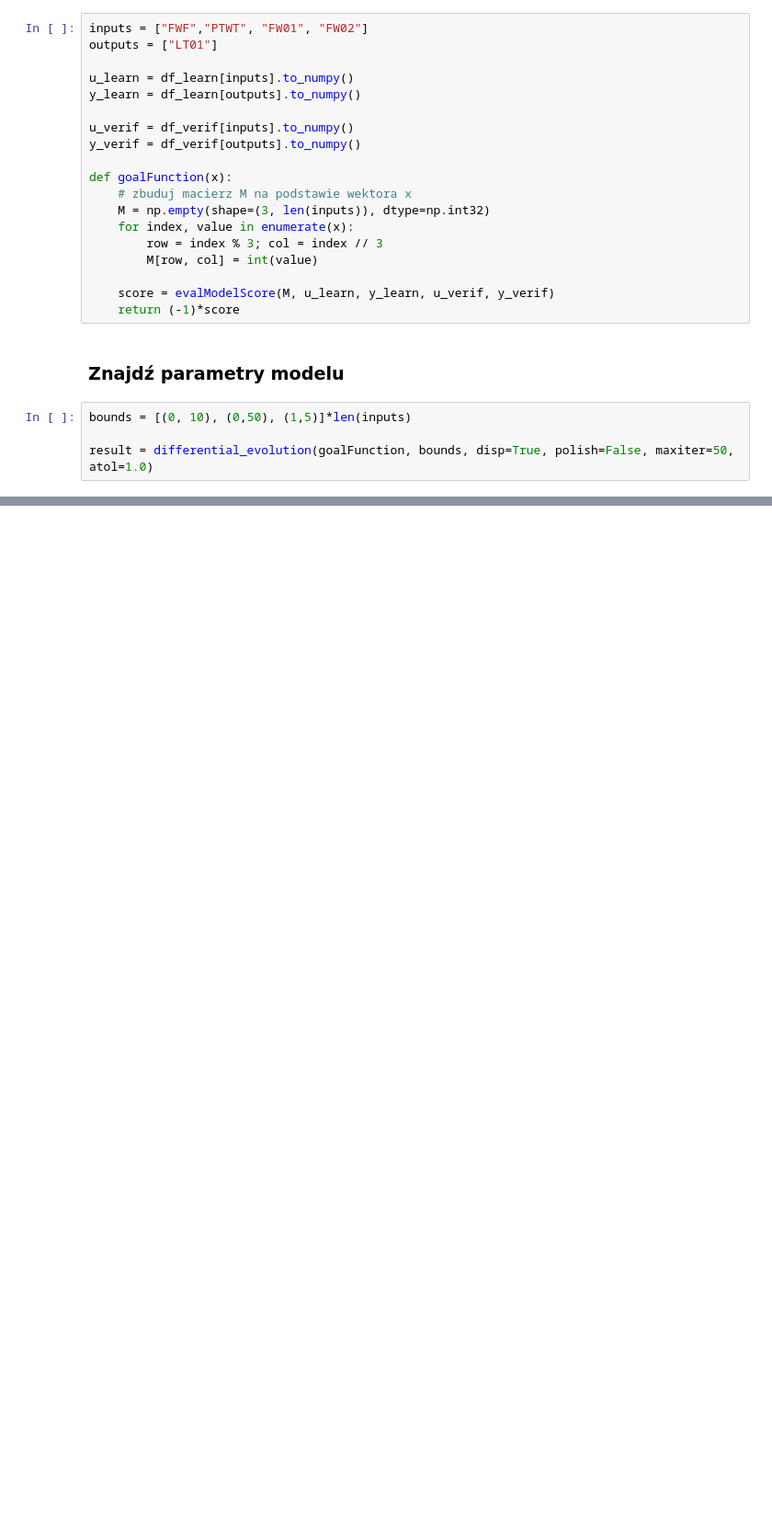
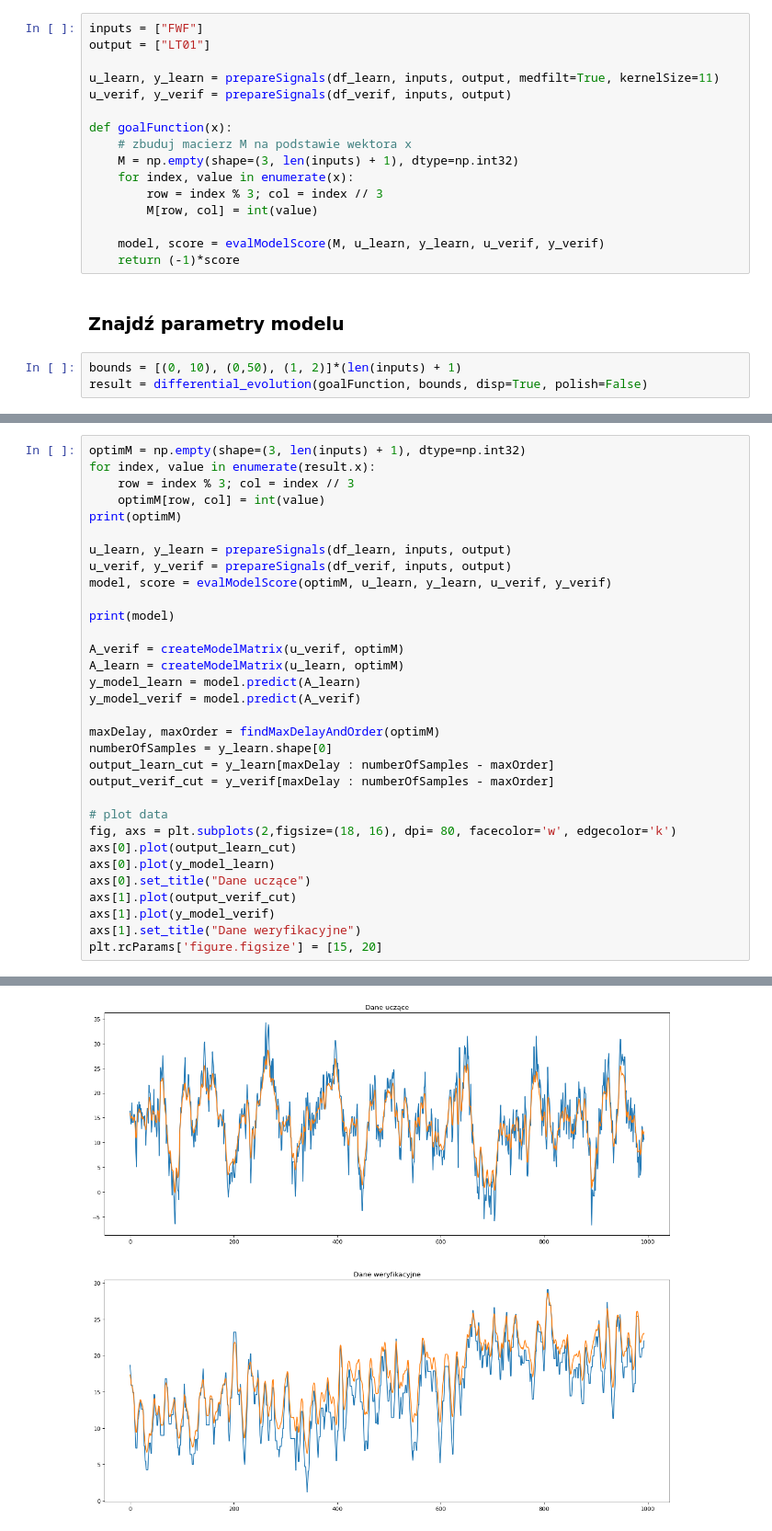
Before and after one commit to kubasikora/MI-Projekt, a Jupyter notebook: StructureOptimizer.ipynb, the cells around one changed output, grey strips where cells are left out. Shown: that part at 92% size. Saved outputs shown, nothing was run; the diff lists cells and outputs as text; blank space fills up the shorter version.

Commit message:
modele bez rekurencji smigaja git ale trzeba koniecznie zrobic rekurencje

```diff
--- a/StructureOptimizer.ipynb
+++ b/StructureOptimizer.ipynb
@@ -191,28 +161,24 @@ print(evalModelScore(M3, u_learn, y_learn, u_verif, y_verif))
 # %% [markdown]
 ### Sformułuj zadanie optymalizacji
 # %%
-inputs = ["FWF","PTWT", "FW01", "FW02"]
-outputs = ["LT01"]
+inputs = ["FWF"]
+output = ["LT01"]
 
-u_learn = df_learn[inputs].to_numpy()
-y_learn = df_learn[outputs].to_numpy()
-
-u_verif = df_verif[inputs].to_numpy()
-y_verif = df_verif[outputs].to_numpy()
+u_learn, y_learn = prepareSignals(df_learn, inputs, output, medfilt=True, kernelSize=11)
+u_verif, y_verif = prepareSignals(df_verif, inputs, output)
 
 def goalFunction(x):
     # zbuduj macierz M na podstawie wektora x
-    M = np.empty(shape=(3, len(inputs)), dtype=np.int32)
+    M = np.empty(shape=(3, len(inputs) + 1), dtype=np.int32)
     for index, value in enumerate(x):
         row = index % 3; col = index // 3
         M[row, col] = int(value)
 
-    score = evalModelScore(M, u_learn, y_learn, u_verif, y_verif)
+    model, score = evalModelScore(M, u_learn, y_learn, u_verif, y_verif)
     return (-1)*score
 # %% [markdown]
 ### Znajdź parametry modelu
 # %%
-bounds = [(0, 10), (0,50), (1,5)]*len(inputs)
-
-result = differential_evolution(goalFunction, bounds, disp=True, polish=False, maxiter=50, atol=1.0)
+bounds = [(0, 10), (0,50), (1, 2)]*(len(inputs) + 1)
+result = differential_evolution(goalFunction, bounds, disp=True, polish=False)
 # %% [output]
@@ -245,0 +195,33 @@ print(optimM)
+# %%
+optimM = np.empty(shape=(3, len(inputs) + 1), dtype=np.int32)
+for index, value in enumerate(result.x):
+    row = index % 3; col = index // 3
+    optimM[row, col] = int(value)
+print(optimM)
+
+u_learn, y_learn = prepareSignals(df_learn, inputs, output)
+u_verif, y_verif = prepareSignals(df_verif, inputs, output)
+model, score = evalModelScore(optimM, u_learn, y_learn, u_verif, y_verif)
+
+print(model)
+
+A_verif = createModelMatrix(u_verif, optimM)
+A_learn = createModelMatrix(u_learn, optimM)
+y_model_learn = model.predict(A_learn)
+y_model_verif = model.predict(A_verif)
+
+maxDelay, maxOrder = findMaxDelayAndOrder(optimM)
+numberOfSamples = y_learn.shape[0]
+output_learn_cut = y_learn[maxDelay : numberOfSamples - maxOrder]
+output_verif_cut = y_verif[maxDelay : numberOfSamples - maxOrder]
+
+# plot data
+fig, axs = plt.subplots(2,figsize=(18, 16), dpi= 80, facecolor='w', edgecolor='k')
+axs[0].plot(output_learn_cut)
+axs[0].plot(y_model_learn)
+axs[0].set_title("Dane uczące")
+axs[1].plot(output_verif_cut)
+axs[1].plot(y_model_verif)
+axs[1].set_title("Dane weryfikacyjne")
+plt.rcParams['figure.figsize'] = [15, 20]
+# %% [output]
@@ -245,0 +233 @@ print(optimM)
+[figure, added]
```
Also changed, not shown: parts of 13 cells of this notebook, 1 other file.
